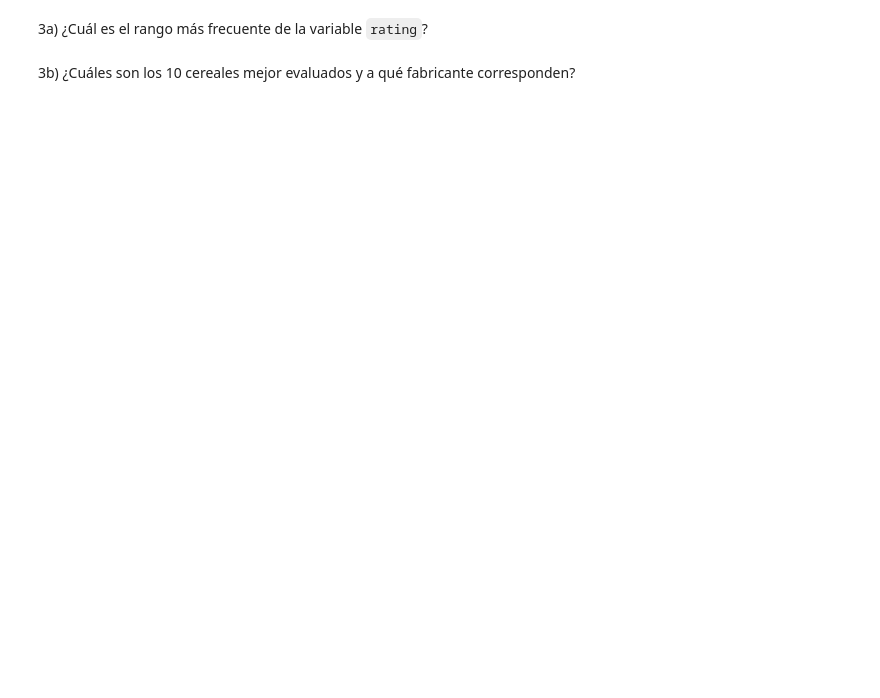
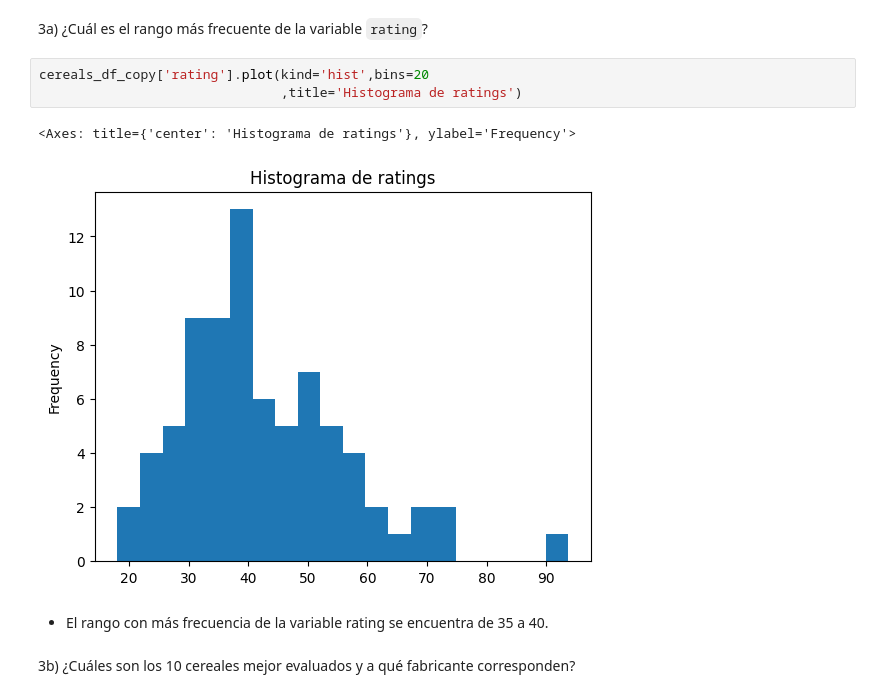
Before and after one commit to alexgarma/TC4029-ciencia-y-analitica-de-datos-equipo83, a Jupyter notebook: notebooks/Actividad7PCA_Equipo83.ipynb, the cells around one changed output. Drawn from its saved outputs; the diff is of its cells as text; blank space fills up the shorter version.

```diff
--- a/notebooks/Actividad7PCA_Equipo83.ipynb
+++ b/notebooks/Actividad7PCA_Equipo83.ipynb
@@ -199,4 +245,12 @@ Genera algunos gráficos para familiarizarte con el conjunto de datos. Al menos
 # %% [markdown]
  3a) ¿Cuál es el rango más frecuente de la variable `rating`?
+# %%
+cereals_df_copy['rating'].plot(kind='hist',bins=20
+                               ,title='Histograma de ratings')
+# %% [output]
+<Axes: title={'center': 'Histograma de ratings'}, ylabel='Frequency'>
+[figure, added]
+# %% [markdown]
+- El rango con más frecuencia de la variable rating se encuentra de 35 a 40.
 # %% [markdown]
 3b) ¿Cuáles son los 10 cereales mejor evaluados y a qué fabricante corresponden?
```
Also changed, not shown: parts of 17 cells of this notebook.
